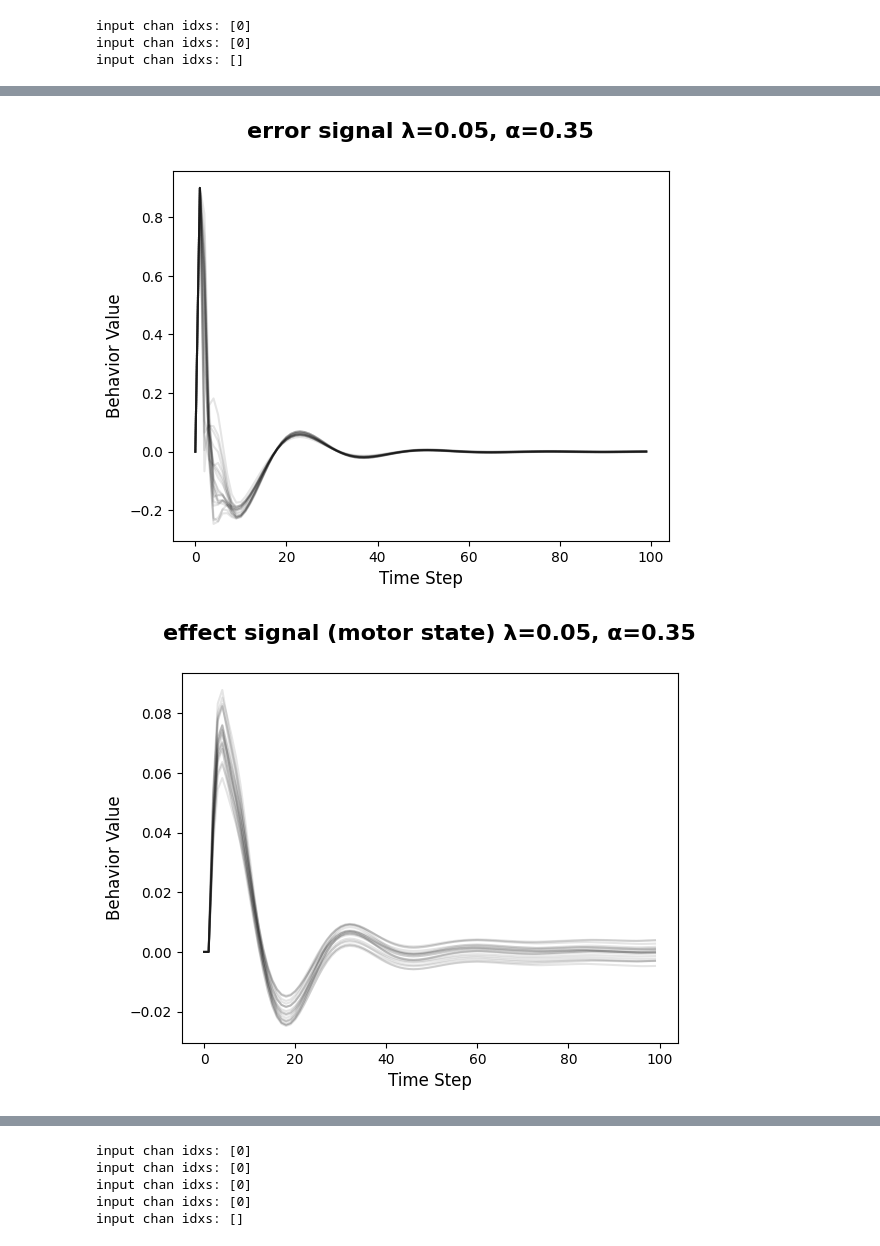
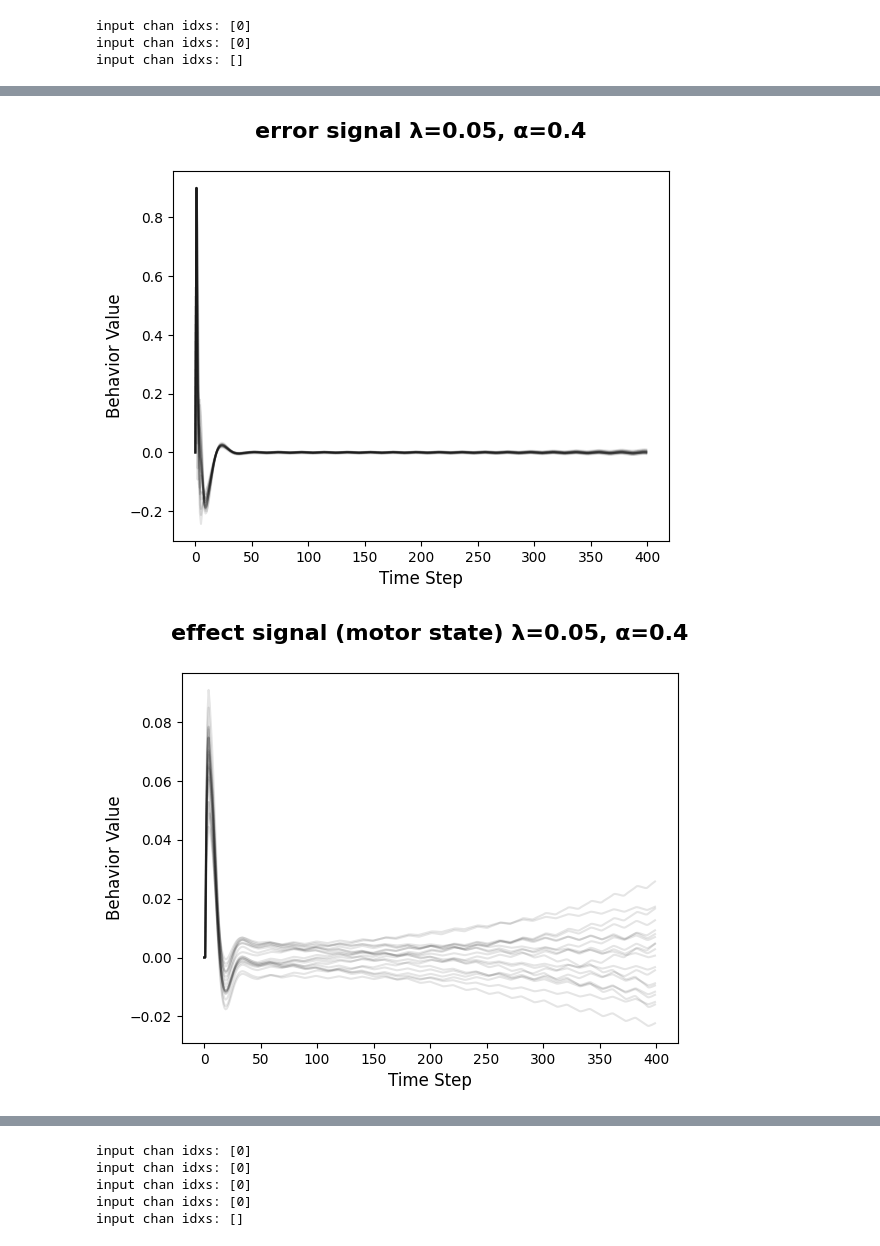
Before and after one commit to jprod/Control, a Jupyter notebook: for_paper_refactor.ipynb, the cells around one changed output, grey strips where cells are left out. Saved outputs shown, nothing was run; the diff lists cells and outputs as text; code cells hidden in the pictures.

```diff
--- a/for_paper_refactor.ipynb
+++ b/for_paper_refactor.ipynb
@@ -112,9 +102,10 @@ array([[[0., 2., 0.],
 # %% [markdown]
 ## System_04 - (Conformist) Agent with Plant (n=1)
 # %%
+np.random.seed(31415926)
 n = 1
 
-l_val = 0.5
+l_val = 1.0
 a_val=0.4
 
 # AGENT
@@ -130,7 +121,7 @@ def compare(sensory_signal, reference):
     return error
 
 # create a motor plan
-motor_transform = np.eye(n)
+motor_transform = np.random.rand(n,n)
 def effect(error, motor_state):
     lambda_val = l_val
     m_e = error @  motor_transform
@@ -169,6 +160,10 @@ def plant_control(control_signal, state):
     output = control_signal @ transition_matrix + state
     return output
 
+def plant_reflect(control_signal, state):
+    output = control_signal @ transition_matrix
+    return output
+
 # SYSTEM INIT
 sys_04b = System(np.zeros((2,n)),
                 ((None), (plant_control, [0,1])),
@@ -183,7 +178,7 @@ sys_04c = System(np.random.rand(2,n),
                 ((sys_04b, [1]), (sys_04a, [0])),
                 ["agent input / plant behavior", "plant input / motor signal"],
                verbose=True)
-sysout = sys_04c.go(200)
+sysout = sys_04c.go(1000)
 # %% [output]
 input chan idxs: [0]
 input chan idxs: [0]
@@ -192,6 +187,9 @@ input chan idxs: []
 dcn = sys_04c.deep_channel_names()
 for i in range(sysout.shape[1]):
     plt.plot(sysout[:,i,:], 'k-')
-    plt.title(dcn[i])
+    plt.title(dcn[i] + f" λ={np.mean(l_val):.2}, α={a_val}", weight='bold', fontsize=16, pad=24)
+    plt.ylabel("Signal Power", fontsize=12)
+    plt.xlabel("Time Step", fontsize=12)
+    plt.savefig(f"PICS/systems/system04_{dcn[i].replace("/","").replace(" ","-")}_l-{l_val}_a-{a_val}.png")
     plt.show()
 # %% [output]
@@ -207,8 +318,8 @@ for i in range(sysout.shape[1]):
 # %%
 n = 20
 
-l_val = 0.05
-a_val=0.35
+l_val = 0.05 # + np.random.rand(n) * 0.01
+a_val = 0.4
 
 # AGENT
 # MAIN FEEDBACK CHAIN
@@ -224,6 +335,7 @@ def compare(sensory_signal, reference):
 
 # create a motor plan
 motor_transform = np.random.rand(n,n)
+# motor_transform = np.eye(n,n)
 def effect(error, motor_state):
     lambda_val = l_val
     m_e = error @  motor_transform
@@ -247,14 +359,16 @@ def feedback(error, reference, reference_init):
 
 # SYSTEM INIT
 sys_05a = Agent(sense, compare, effect, move, feedback,
-                n, reference_initial=np.full((1,n), 0.9),
+                n,
+                # motor_prior=np.random.rand(1,n),
+                reference_initial=np.full((1,n), 0.9),
                 verbose=True)
 
  # -------------------------------------- #
 
 # PLANT
 
-T_scaler = 0.1
+T_scaler = .1
 transition_matrix = np.random.rand(n,n) * T_scaler
 def plant_control(control_signal, state):
     output = control_signal @ transition_matrix + state
@@ -274,7 +388,7 @@ sys_05c = System(np.random.rand(2,n),
                 ((sys_05b, [1]), (sys_05a, [0])),
                 ["agent input", "plant input / agent behavior"],
                verbose=True)
-sysout = sys_05c.go(100)
+sysout = sys_05c.go(400)
 # %% [output]
 input chan idxs: [0]
 input chan idxs: [0]
@@ -283,7 +397,7 @@ input chan idxs: []
 dcn = sys_05c.deep_channel_names()
 for i in range(sysout.shape[1]):
     plt.plot(sysout[:,i,:], 'k-', alpha=2/n)
-    plt.title(dcn[i] + f" λ={l_val}, α={a_val}", weight='bold', fontsize=16, pad=24)
+    plt.title(dcn[i] + f" λ={np.mean(l_val):.2}, α={a_val}", weight='bold', fontsize=16, pad=24)
     plt.ylabel("Behavior Value", fontsize=12)
     plt.xlabel("Time Step", fontsize=12)
     plt.show()
@@ -294,2 +408,2 @@ for i in range(sysout.shape[1]):
-[figure, old version]
+[figure, new version]
-[figure, old version]
+[figure, new version]
```
Also changed, not shown: parts of 60 cells of this notebook.
